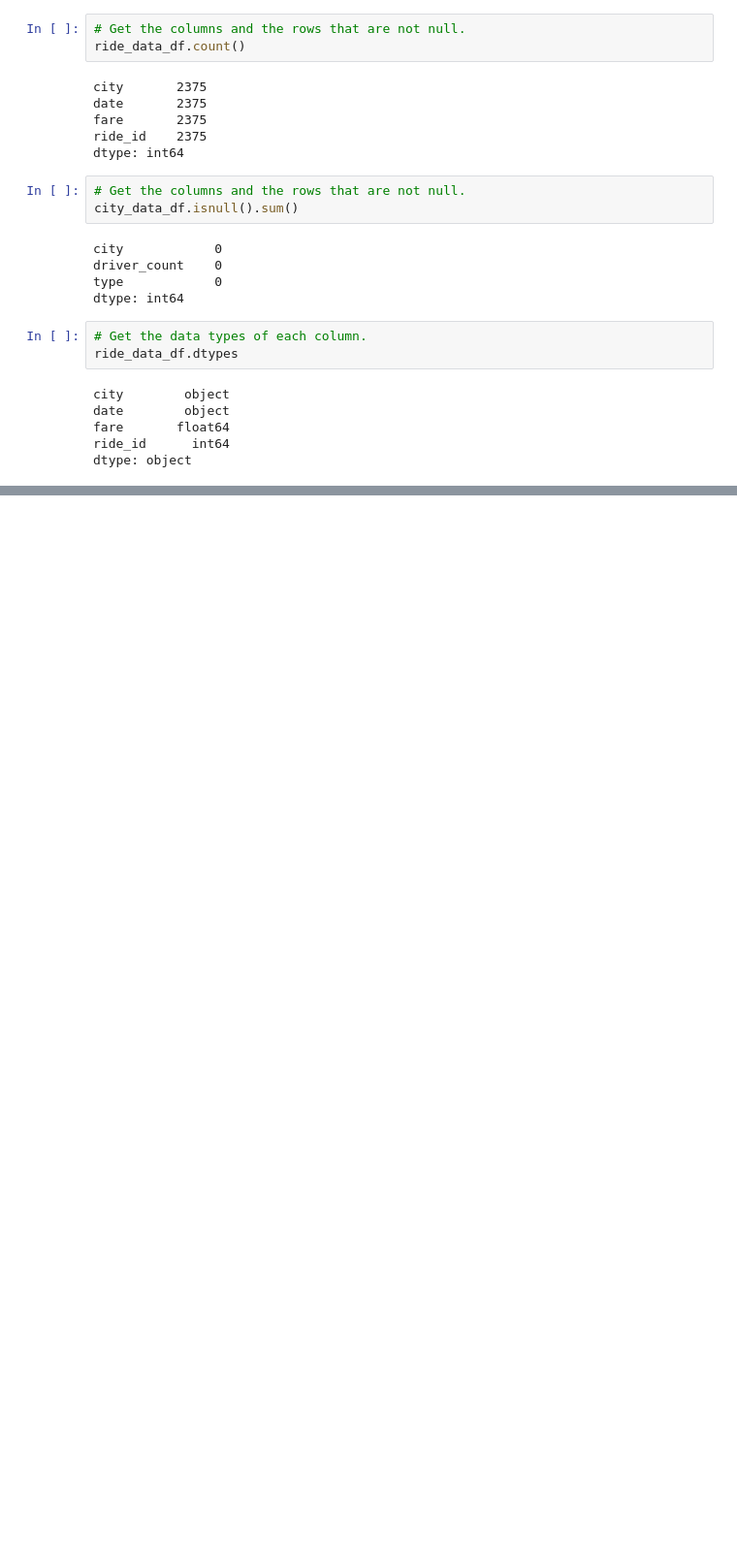
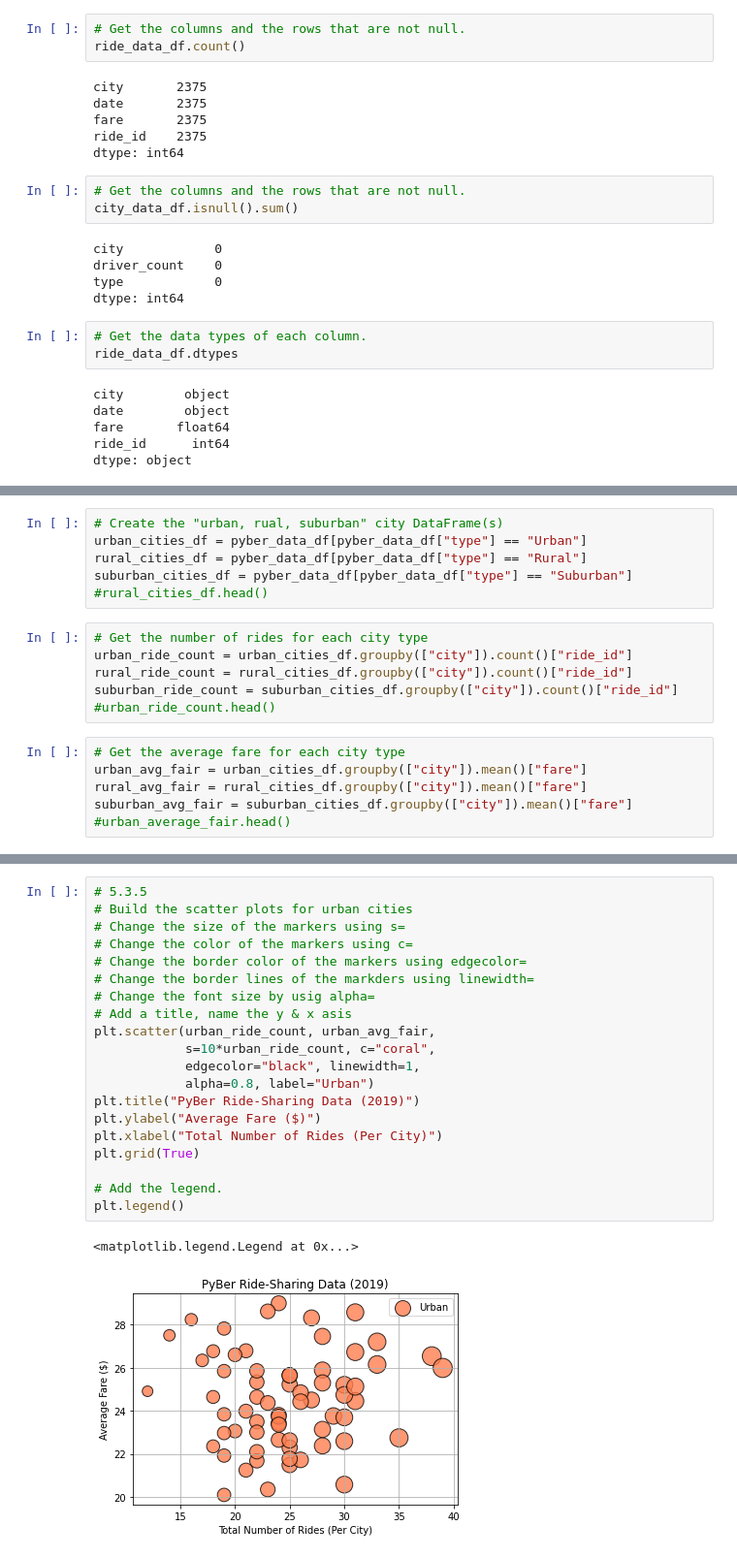
Before and after one commit to shrese/PyBer_Analysis, a Jupyter notebook: PyBer.ipynb, the cells around one changed output, grey strips where cells are left out. Shown at 97% size. Cells and saved outputs as stored; diff of their text form; blank space fills up the shorter version.

Commit message:
created scatter plot

```diff
--- a/PyBer.ipynb
+++ b/PyBer.ipynb
@@ -132,0 +97,18 @@ pyber_data_df.head(10)
+# %%
+# Create the "urban, rual, suburban" city DataFrame(s)
+urban_cities_df = pyber_data_df[pyber_data_df["type"] == "Urban"]
+rural_cities_df = pyber_data_df[pyber_data_df["type"] == "Rural"]
+suburban_cities_df = pyber_data_df[pyber_data_df["type"] == "Suburban"]
+#rural_cities_df.head()
+# %%
+# Get the number of rides for each city type
+urban_ride_count = urban_cities_df.groupby(["city"]).count()["ride_id"]
+rural_ride_count = rural_cities_df.groupby(["city"]).count()["ride_id"]
+suburban_ride_count = suburban_cities_df.groupby(["city"]).count()["ride_id"]
+#urban_ride_count.head()
+# %%
+# Get the average fare for each city type
+urban_avg_fair = urban_cities_df.groupby(["city"]).mean()["fare"]
+rural_avg_fair = rural_cities_df.groupby(["city"]).mean()["fare"]
+suburban_avg_fair = suburban_cities_df.groupby(["city"]).mean()["fare"]
+#urban_average_fair.head()
@@ -132,0 +129,23 @@ pyber_data_df.head(10)
+# %%
+# 5.3.5
+# Build the scatter plots for urban cities
+# Change the size of the markers using s=
+# Change the color of the markers using c=
+# Change the border color of the markers using edgecolor=
+# Change the border lines of the markders using linewidth=
+# Change the font size by usig alpha=
+# Add a title, name the y & x asis
+plt.scatter(urban_ride_count, urban_avg_fair,
+            s=10*urban_ride_count, c="coral",
+            edgecolor="black", linewidth=1,
+            alpha=0.8, label="Urban")
+plt.title("PyBer Ride-Sharing Data (2019)")
+plt.ylabel("Average Fare ($)")
+plt.xlabel("Total Number of Rides (Per City)")
+plt.grid(True)
+
+# Add the legend.
+plt.legend()
+# %% [output]
+<matplotlib.legend.Legend at 0x...>
+[figure, added]
```
Also changed, not shown: parts of 8 cells of this notebook, 1 other file.
